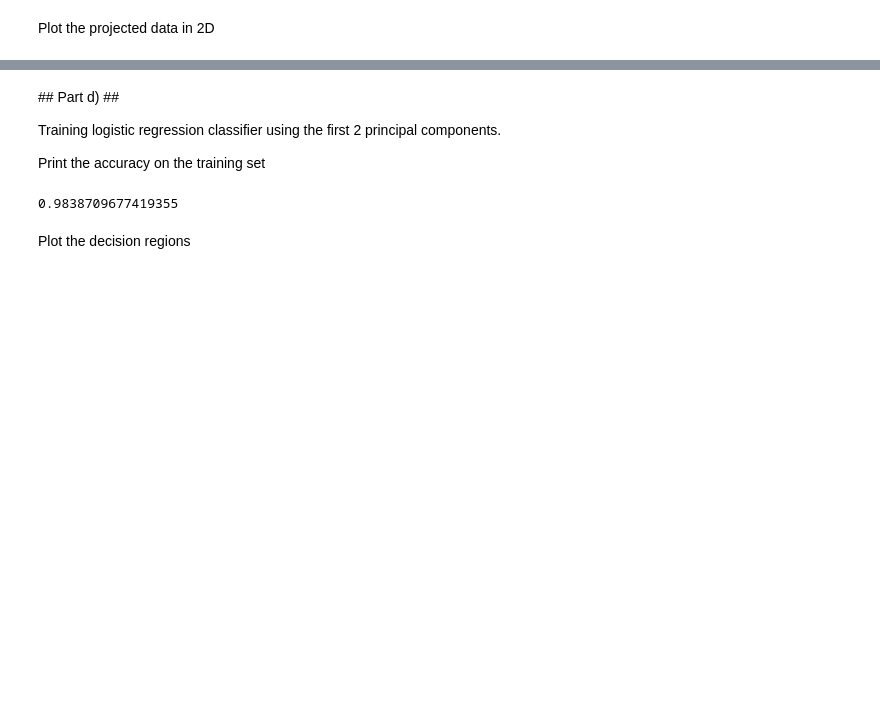
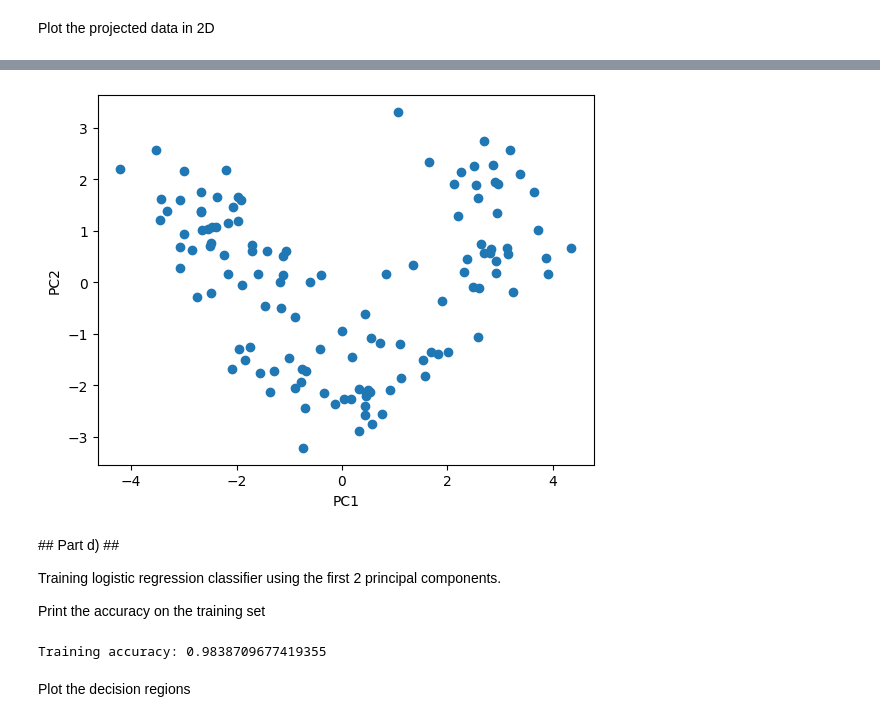
Before and after one commit to ChagataiDuru/CS304-IntroAI-CollabNotebooks, a Jupyter notebook: CS304_HW3.ipynb, the cells around one changed output, grey strips where cells are left out. Cells and saved outputs as stored; diff of their text form; code cells hidden in the pictures; blank space fills up the shorter version.

```diff
--- a/CS304_HW3.ipynb
+++ b/CS304_HW3.ipynb
@@ -99,0 +118,10 @@ X_test_pca = ...
+# %%
+#----------- Write your code here ------------------------------
+pca = PCA(n_components=2)
+X_train_pca = pca.fit_transform(X_train_std)
+X_test_pca = pca.transform(X_test_std)
+
+# Print the explained variance ratios
+print(pca.explained_variance_ratio_)
+explained_variance = pca.explained_variance_ratio_
+#---------------------------------------------------------------
@@ -110,3 +132,18 @@ Plot the projected data in 2D
+# %%
+#----------- Write your code here ------------------------------
+
+plt.scatter(X_train_pca[:, 0], X_train_pca[:, 1])
+
+# Label the axes
+plt.xlabel('PC1')
+plt.ylabel('PC2')
+
+# Show the plot
+plt.show()
+
+#---------------------------------------------------------------
+# %% [output]
+[figure, added]
 # %%
 from matplotlib.colors import ListedColormap
 
@@ -148,12 +185,14 @@ from sklearn.linear_model import LogisticRegression
 
 #----------- Write your code here ------------------------------
 
-
+lr = LogisticRegression()
+lr = lr.fit(X_train_pca, y_train)
+print('Training accuracy:', lr.score(X_train_pca, y_train))
 
 
 
 #---------------------------------------------------------------
 # %% [output]
-0.9838709677419355
+Training accuracy: 0.9838709677419355
 # %% [markdown]
 Plot the decision regions
```
Also changed, not shown: parts of 21 cells of this notebook.
